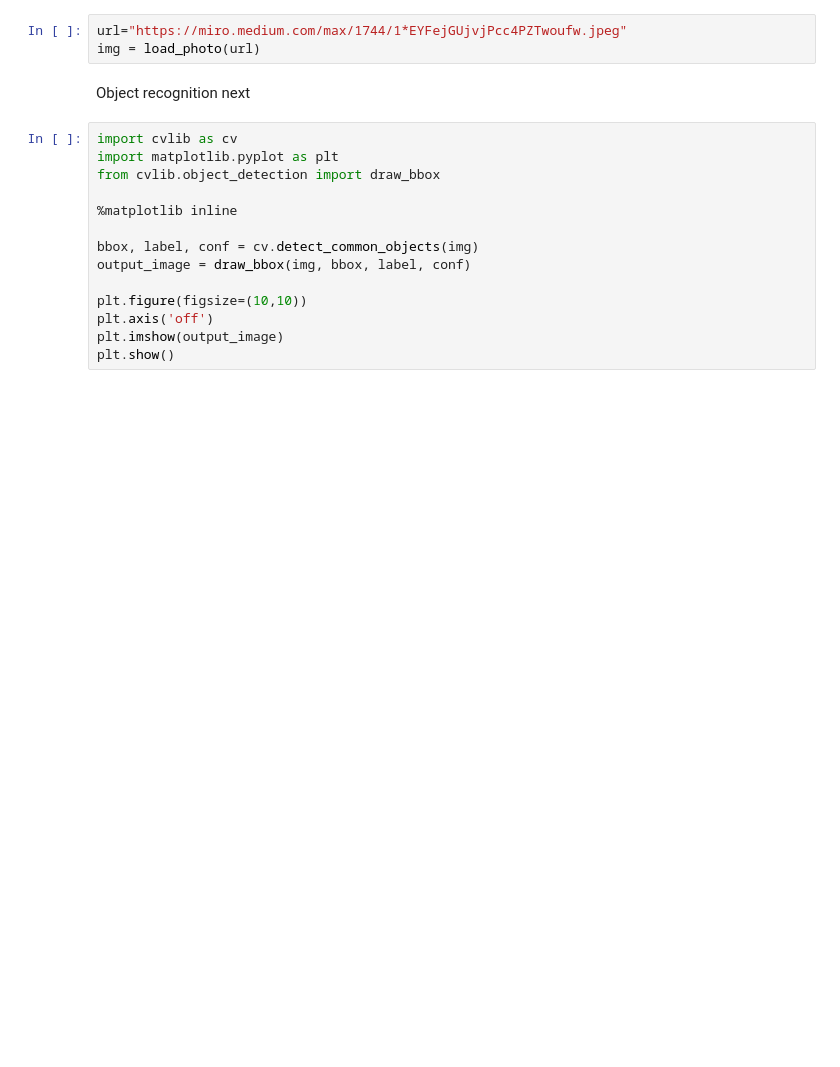
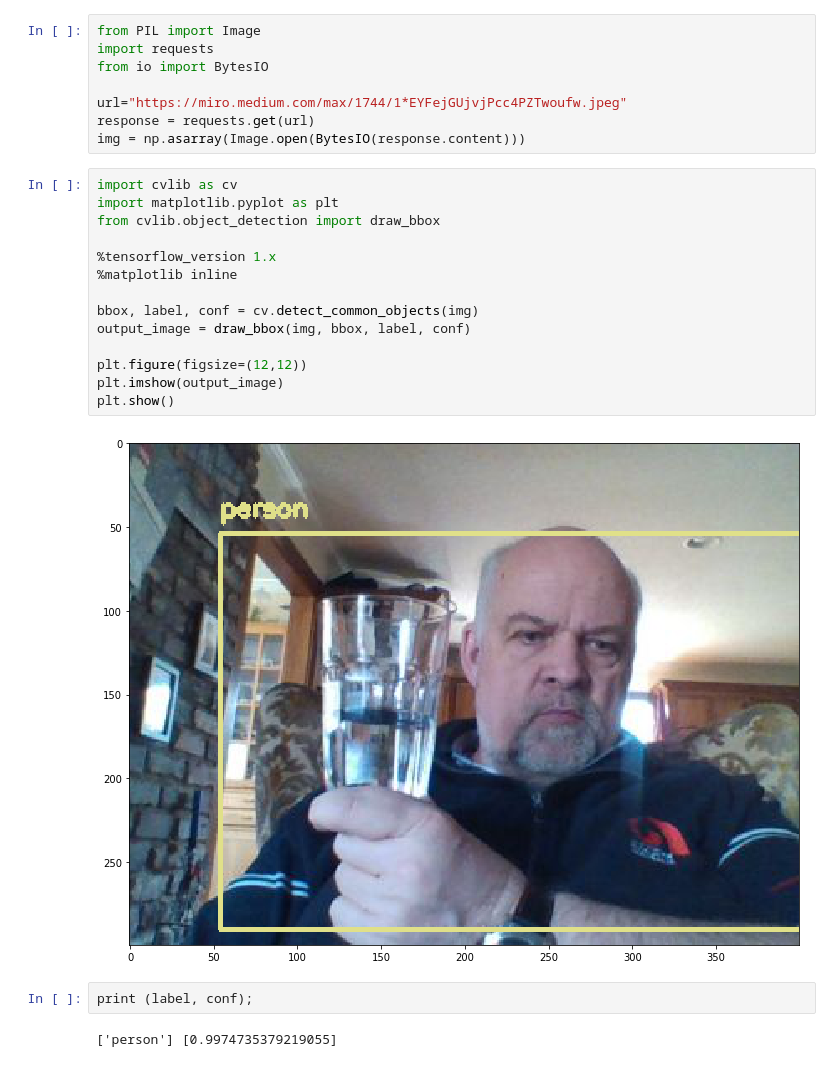
Before and after one commit to tproffen/SmartRobotCamp, a Jupyter notebook: Notebooks/Colaboratory/ObjectDetectionDemo.ipynb, the cells around one changed output. Cells and saved outputs as stored; diff of their text form; blank space fills up the shorter version.

```diff
--- a/Notebooks/Colaboratory/ObjectDetectionDemo.ipynb
+++ b/Notebooks/Colaboratory/ObjectDetectionDemo.ipynb
@@ -57,19 +62,28 @@ img = take_photo() # click
-# %%
-url="https://miro.medium.com/max/1744/1*EYFejGUjvjPcc4PZTwoufw.jpeg"
-img = load_photo(url)
-# %% [markdown]
-Object recognition next
+# %%
+from PIL import Image
+import requests
+from io import BytesIO
+
+url="https://miro.medium.com/max/1744/1*EYFejGUjvjPcc4PZTwoufw.jpeg"
+response = requests.get(url)
+img = np.asarray(Image.open(BytesIO(response.content)))
 # %%
 import cvlib as cv
 import matplotlib.pyplot as plt
 from cvlib.object_detection import draw_bbox
 
+%tensorflow_version 1.x
 %matplotlib inline
 
 bbox, label, conf = cv.detect_common_objects(img)
 output_image = draw_bbox(img, bbox, label, conf)
 
-plt.figure(figsize=(10,10))
-plt.axis('off')
+plt.figure(figsize=(12,12))
 plt.imshow(output_image)
 plt.show()
+# %% [output]
+[figure, added]
+# %%
+print (label, conf);
+# %% [output]
+['person'] [0.9974735379219055]
```
Also changed, not shown: parts of 6 cells of this notebook.
